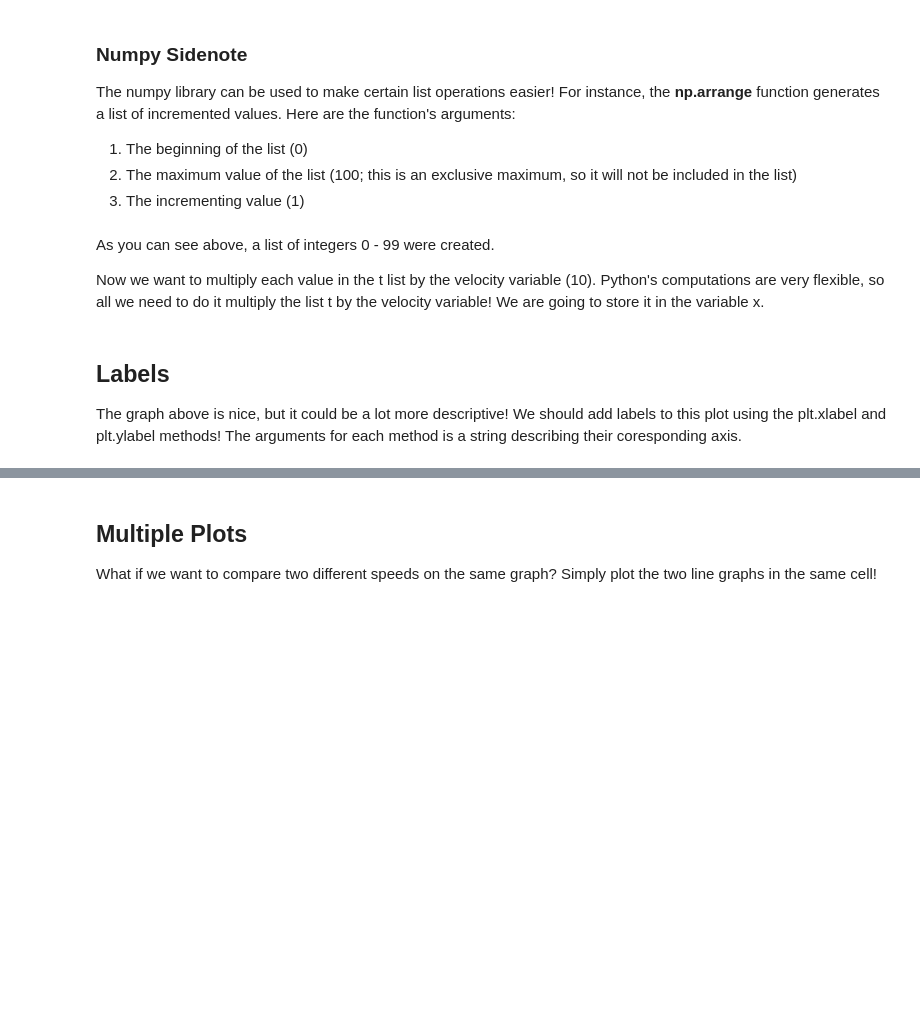
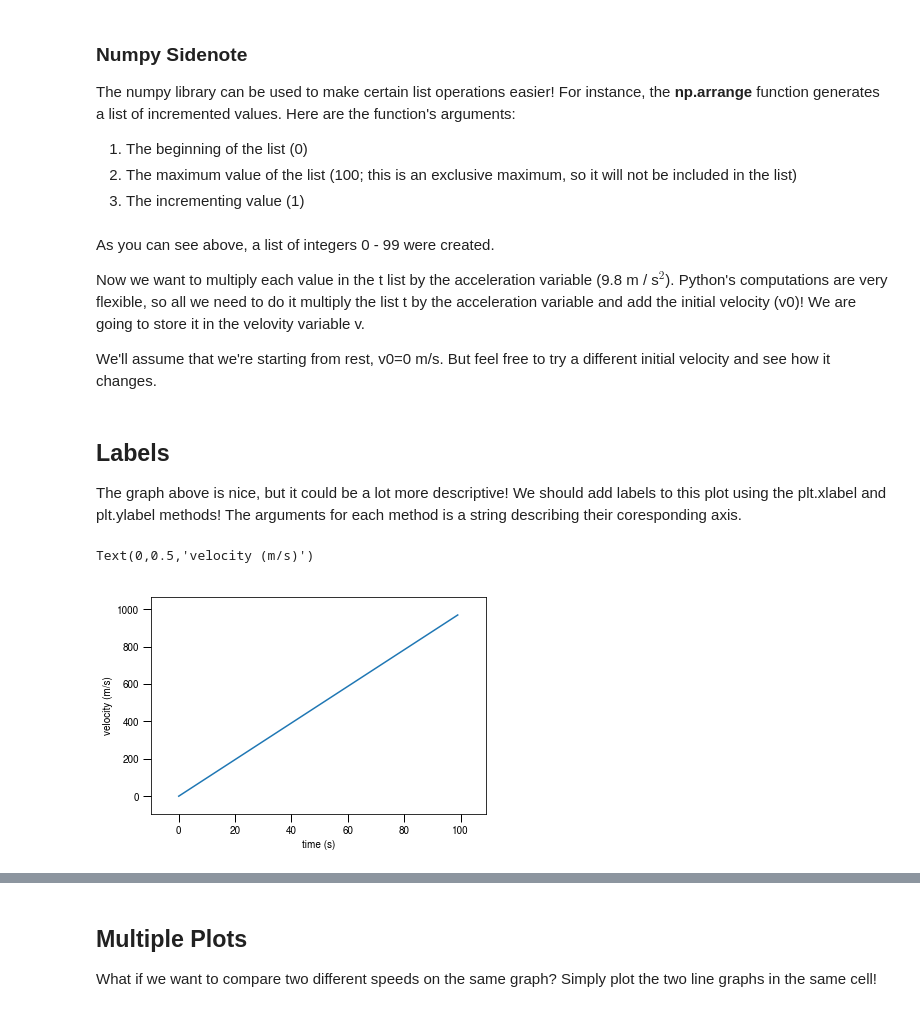
Before and after one commit to swissel/ComputationalWorkshops, a Jupyter notebook: 2 - make plots.ipynb, the cells around one changed output, grey strips where cells are left out. Drawn from its saved outputs; the diff is of its cells as text; code cells hidden in the pictures; blank space fills up the shorter version.

```diff
--- a/2 - make plots.ipynb
+++ b/2 - make plots.ipynb
@@ -27,6 +27,8 @@ print("t list: \n", t)
 # %% [markdown]
 As you can see above, a list of integers 0 - 99 were created.
 
-Now we want to multiply each value in the t list by the velocity variable (10). Python's computations are very flexible, so all we need to do it multiply the list t by the velocity variable! We are going to store it in the variable x.
+Now we want to multiply each value in the t list by the acceleration variable (9.8 m / s$^2$). Python's computations are very flexible, so all we need to do it multiply the list t by the acceleration variable and add the initial velocity (v0)! We are going to store it in the velovity variable v.
+
+We'll assume that we're starting from rest, v0=0 m/s. But feel free to try a different initial velocity and see how it changes.
 # %%
 # creating the new x-list
@@ -38,6 +41,9 @@ print("\nx list: \n", x)
 
 The graph above is nice, but it could be a lot more descriptive! We should add labels to this plot using the plt.xlabel and plt.ylabel methods! The arguments for each method is a string describing their coresponding axis.
 # %%
-plt.plot(t, x)
+plt.plot(t, v)
 plt.xlabel("time (s)")
-plt.ylabel("distance (m)")
+plt.ylabel("velocity (m/s)")
+# %% [output]
+Text(0,0.5,'velocity (m/s)')
+[figure, added]
```
Also changed, not shown: parts of 6 cells of this notebook.
